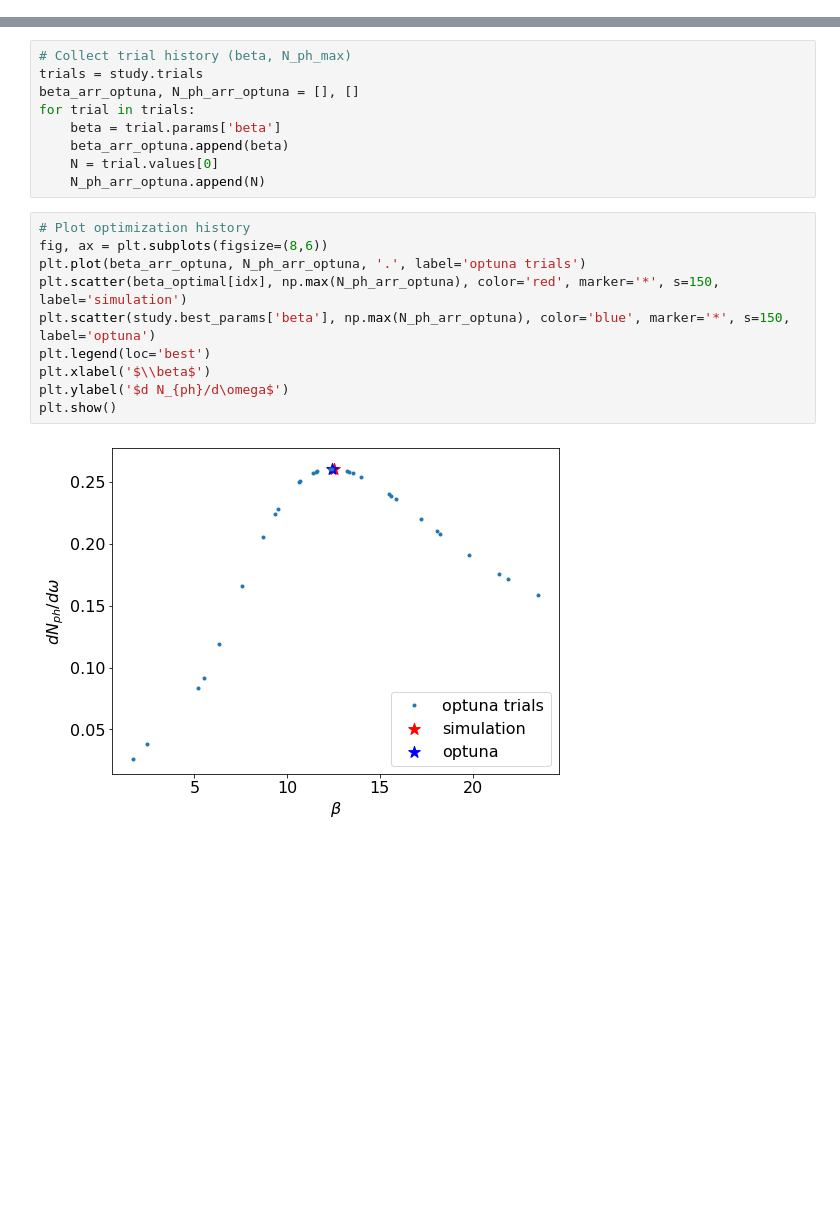
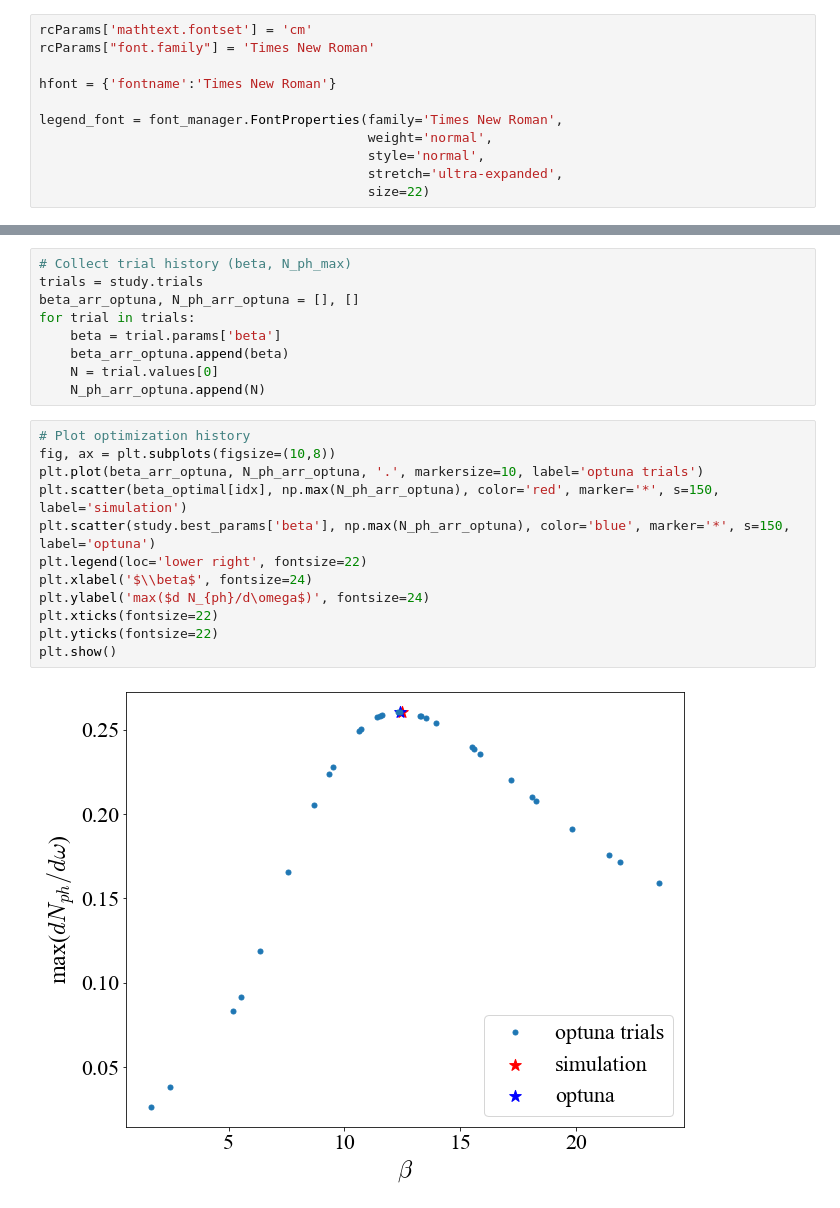
Before and after one commit to maxbalrog/optimal-chirp, a Jupyter notebook: Optuna_spectrum_optimization.ipynb, the cells around one changed output, grey strips where cells are left out. Cells and saved outputs as stored; diff of their text form; blank space fills up the shorter version.

Commit message:
Update data and article figures

```diff
--- a/Optuna_spectrum_optimization.ipynb
+++ b/Optuna_spectrum_optimization.ipynb
@@ -16,6 +17,17 @@ from utils_simulation import *
 
 SEED = 33
 np.random.seed(SEED)
+# %%
+rcParams['mathtext.fontset'] = 'cm'
+rcParams["font.family"] = 'Times New Roman'
+
+hfont = {'fontname':'Times New Roman'}
+
+legend_font = font_manager.FontProperties(family='Times New Roman',
+                                          weight='normal',
+                                          style='normal',
+                                          stretch='ultra-expanded',
+                                          size=22)
 # %%
 u0, r0 = np.array([0.,0.,0.]), np.array([0.,0.,0.])
 traj = Trajectory(u0, r0)
@@ -149,13 +161,15 @@ for trial in trials:
     N_ph_arr_optuna.append(N)
 # %%
 # Plot optimization history
-fig, ax = plt.subplots(figsize=(8,6))
-plt.plot(beta_arr_optuna, N_ph_arr_optuna, '.', label='optuna trials')
+fig, ax = plt.subplots(figsize=(10,8))
+plt.plot(beta_arr_optuna, N_ph_arr_optuna, '.', markersize=10, label='optuna trials')
 plt.scatter(beta_optimal[idx], np.max(N_ph_arr_optuna), color='red', marker='*', s=150, label='simulation')
 plt.scatter(study.best_params['beta'], np.max(N_ph_arr_optuna), color='blue', marker='*', s=150, label='optuna')
-plt.legend(loc='best')
-plt.xlabel('$\\beta$')
-plt.ylabel('$d N_{ph}/d\omega$')
+plt.legend(loc='lower right', fontsize=22)
+plt.xlabel('$\\beta$', fontsize=24)
+plt.ylabel('max($d N_{ph}/d\omega$)', fontsize=24)
+plt.xticks(fontsize=22)
+plt.yticks(fontsize=22)
 plt.show()
 # %% [output]
-[figure, old version]
+[figure, new version]
```
Also changed, not shown: parts of 3 cells of this notebook, 12 other files.
